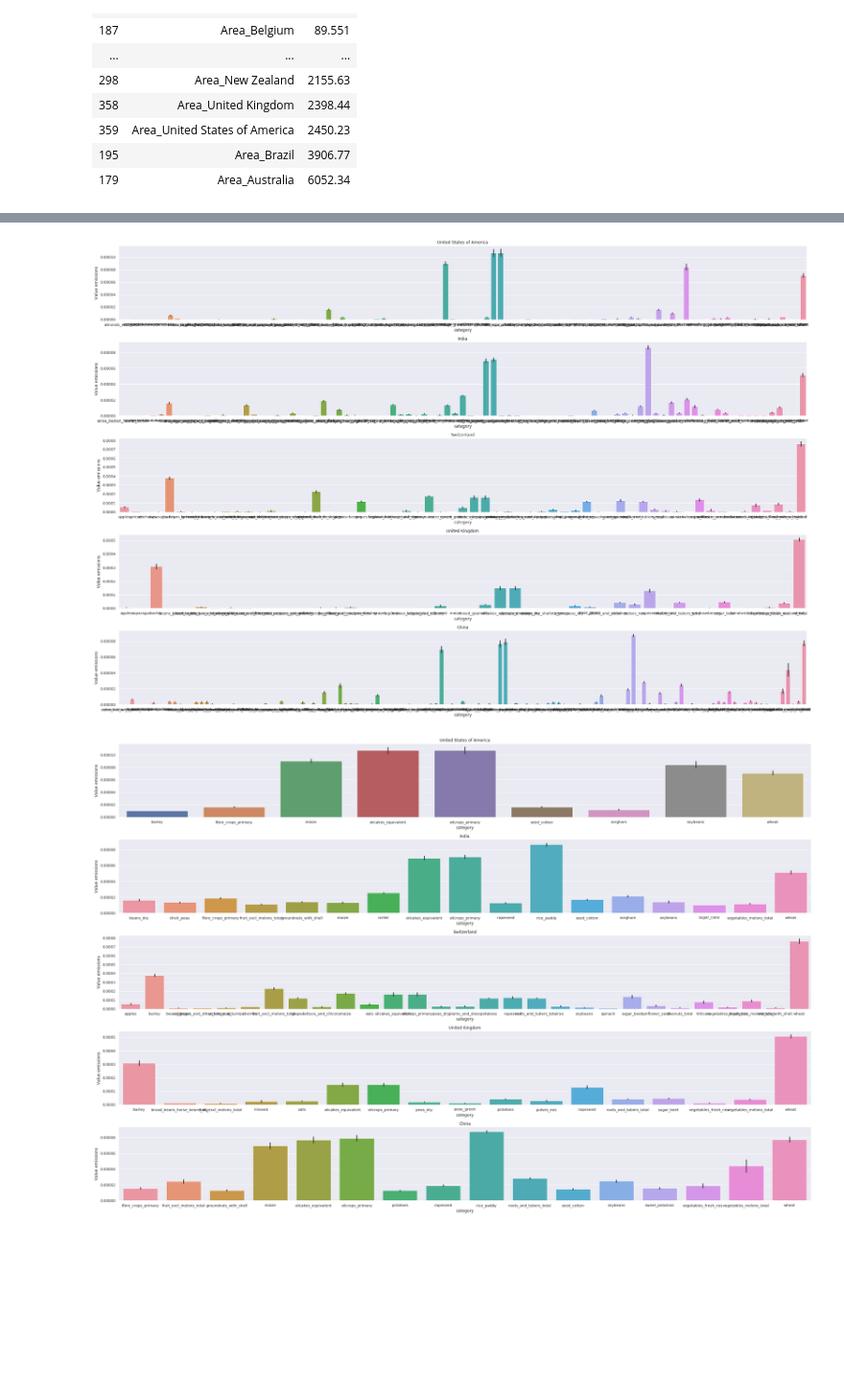
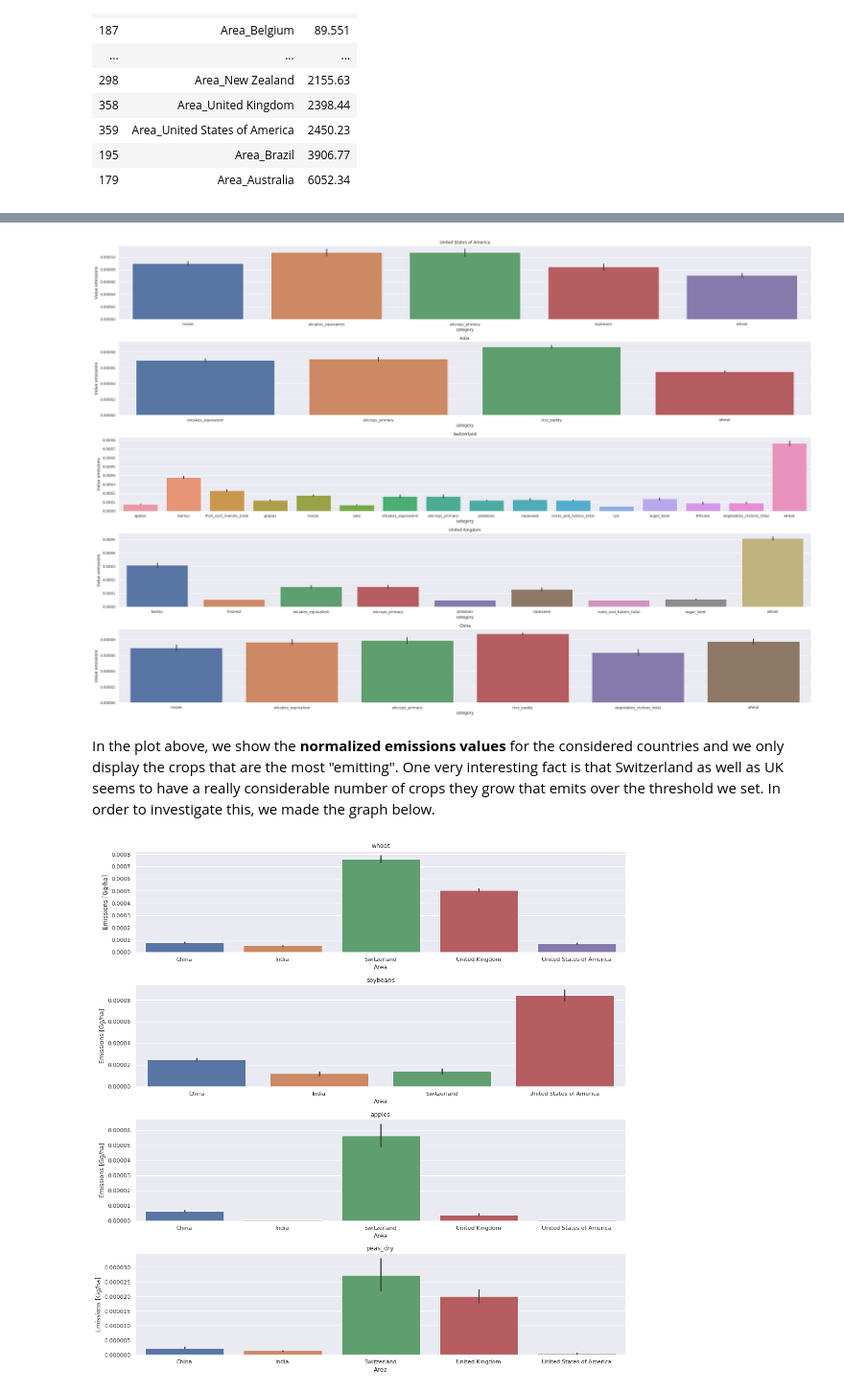
Before and after one commit to shivz7/ADA, a Jupyter notebook: questions_1_2.ipynb, the cells around one changed output, grey strips where cells are left out. Shown at 96% size. Drawn from its saved outputs; the diff is of its cells as text; code cells hidden in the pictures; blank space fills up the shorter version.

```diff
--- a/questions_1_2.ipynb
+++ b/questions_1_2.ipynb
@@ -280,8 +277,9 @@ weights.mask(weights.name.str.contains("Area")).where(weights.weight > 0).dropna
 # %%
 crops = dataCrops.drop(["element_code"], axis=1)\
                 .where(dataCrops["element"] == "Area Harvested")\
+                .mask(dataCrops.country_or_area.isin(["Asia +","Europe +", "Americas +", "Oceania +", "Africa +"]))\
                 .dropna(subset=["element"])\
                 .drop(["element", "value_footnotes"],axis=1)\
                 .rename(columns={"unit":"Unit area", "value":"Value area", "year":"Year","country_or_area":"Area"})
-crops.category.unique()
+crops.head(5)
 # %% [output]
@@ -335,0 +336,18 @@ cropsEmissionsNormalized
+# %%
+fg = plt.figure(figsize=(15,12))
+
+i = 1
+
+listCrops = ["wheat","soybeans", "apples", "peas_dry"]
+
+for c in listCrops:
+    #print(cropsEmissionsNormalized.where(cropsEmissionsNormalized.Area == c).dropna())
+    axes = fg.add_subplot(len(listCrops),1,i)
+    sns.lineplot(x="Year", y="Value area", hue="Area",\
+                data=cropsEmissionsNormalized.where(cropsEmissionsNormalized.category == c)\
+                 .where(cropsEmissionsNormalized.Area.isin(listCountries)).dropna(),\
+                ax=axes)
+    axes.set_title(c)
+    i = i+1
+
+fg.tight_layout()
@@ -341,32 +363,40 @@ i = 1
 for c in listCountries:
     #print(cropsEmissionsNormalized.where(cropsEmissionsNormalized.Area == c).dropna())
     axes = fg.add_subplot(5,1,i)
-    sns.barplot(x="category", y="Value emissions",\
-                data=cropsEmissionsNormalized.where(cropsEmissionsNormalized.Area == c).dropna(),\
-                ax=axes)
+    try:
+        sns.barplot(x="category", y="Value emissions",\
+                    data=cropsEmissionsNormalized.where(cropsEmissionsNormalized.Area == c).where(cropsEmissionsNormalized["Value emissions"] > 0.00005).dropna(),\
+                    ax=axes)
+    except ValueError as e:
+        print(str(e))
     axes.set_title(c)
     i = i+1
 
 fg.tight_layout()
 # %% [output]
-[figure, old version]
+[figure, new version]
+# %% [markdown]
+In the plot above, we show the **normalized emissions values** for the considered countries and we only display the crops that are the most "emitting". One very interesting fact is that Switzerland as well as UK seems to have a really considerable number of crops they grow that emits over the threshold we set. In order to investigate this, we made the graph below.
 # %%
-fg = plt.figure(figsize=(30,20))
+fg = plt.figure(figsize=(15,15))
 
 i = 1
 
-for c in listCountries:
+for c in listCrops:
     #print(cropsEmissionsNormalized.where(cropsEmissionsNormalized.Area == c).dropna())
-    axes = fg.add_subplot(5,1,i)
+    axes = fg.add_subplot(len(listCrops),1,i)
     try:
-        sns.barplot(x="category", y="Value emissions",\
-                    data=cropsEmissionsNormalized.where(cropsEmissionsNormalized.Area == c).where(cropsEmissionsNormalized["Value emissions"] > 0.00001).dropna(),\
+        sns.barplot(x="Area", y="Value emissions",\
+                    data=cropsEmissionsNormalized.where(cropsEmissionsNormalized.Area.isin(listCountries)).where(cropsEmissionsNormalized["category"] == c).dropna(),\
                     ax=axes)
     except ValueError as e:
         print(str(e))
     axes.set_title(c)
+    axes.set_ylabel("Emissions [Gg/ha]")
     i = i+1
 
 fg.tight_layout()
+
+fg.savefig("emissions_by_unit_area_crop.eps")
 # %% [output]
-[figure, old version]
+[figure, new version]
```
Also changed, not shown: parts of 30 cells of this notebook.
